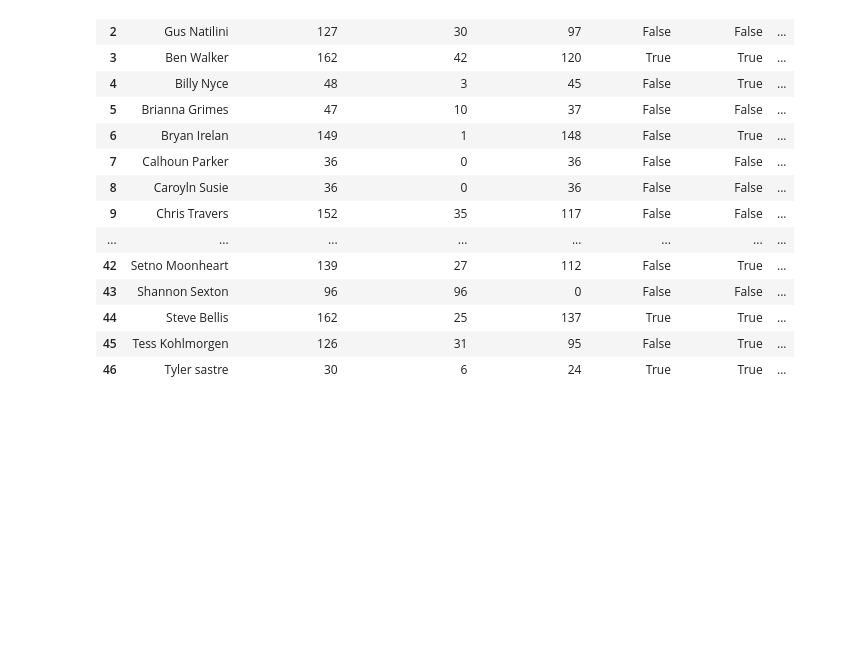
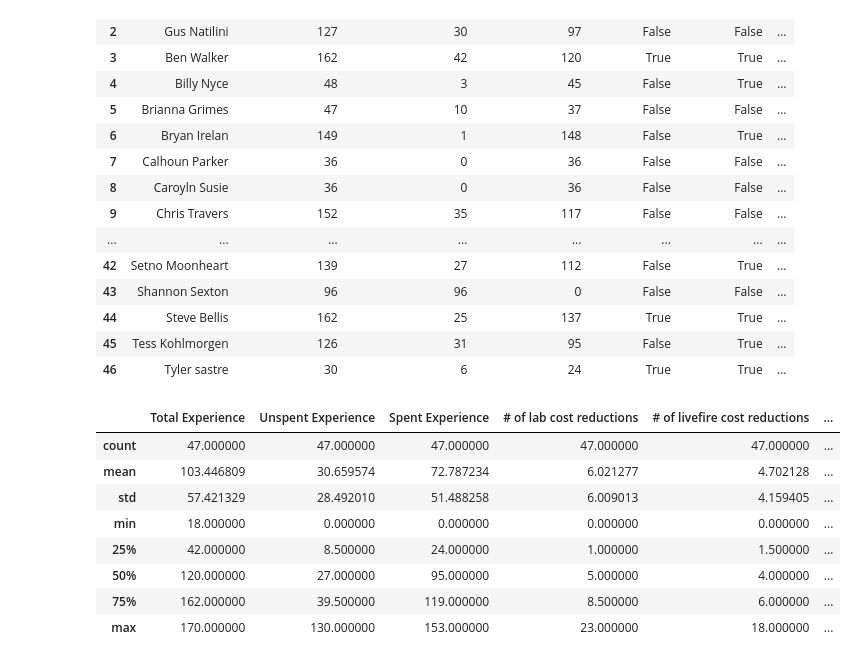
Before and after one commit to exalteded/DSPS_ejones, a Jupyter notebook: Extra_credit_Project/xp_system_.ipynb, the cells around one changed output. Drawn from its saved outputs; the diff is of its cells as text; code cells hidden in the pictures; blank space fills up the shorter version.

```diff
--- a/Extra_credit_Project/xp_system_.ipynb
+++ b/Extra_credit_Project/xp_system_.ipynb
@@ -493,7 +499,7 @@ labs1
  2]
 # %%
 import pandas as pd
-df = pd.DataFrame(list(zip(names,Totalxps,Unspentxps,Spentxps,Celerity5s,Potence2s,labs1,livefires,Experteachers,totalreductions,months)),
+df = pd.DataFrame(list(zip(names,Totalxps,Unspentxps,spentxps,Celerity5s,Potence2s,labs1,livefires,Experteachers,totalreductions,months)),
                   columns = ["Name of Player","Total Experience","Unspent Experience","Spent Experience", "Celerity 5 T/F", "Potence 2 T/F", "# of lab cost reductions", "# of livefire cost reductions", "# of Expert Teacher cost Reductions",
                              "Total # of cost reductions", "# of months playing the game"])
 df
@@ -540,3 +546,16 @@ dfdroppedCelerity
 | 44 | Steve Bellis | 162 | 25 | 137 | True | True | ... |
 | 45 | Tess Kohlmorgen | 126 | 31 | 95 | False | True | ... |
 | 46 | Tyler sastre | 30 | 6 | 24 | True | True | ... |
+# %%
+import matplotlib.pyplot as plt
+df.describe()
+# %% [output]
+|  | Total Experience | Unspent Experience | Spent Experience | # of lab cost reductions | # of livefire cost reductions | ... |
+| count | 47.000000 | 47.000000 | 47.000000 | 47.000000 | 47.000000 | ... |
+| mean | 103.446809 | 30.659574 | 72.787234 | 6.021277 | 4.702128 | ... |
+| std | 57.421329 | 28.492010 | 51.488258 | 6.009013 | 4.159405 | ... |
+| min | 18.000000 | 0.000000 | 0.000000 | 0.000000 | 0.000000 | ... |
+| 25% | 42.000000 | 8.500000 | 24.000000 | 1.000000 | 1.500000 | ... |
+| 50% | 120.000000 | 27.000000 | 95.000000 | 5.000000 | 4.000000 | ... |
+| 75% | 162.000000 | 39.500000 | 119.000000 | 8.500000 | 6.000000 | ... |
+| max | 170.000000 | 130.000000 | 153.000000 | 23.000000 | 18.000000 | ... |
```
Also changed, not shown: parts of 13 cells of this notebook.
